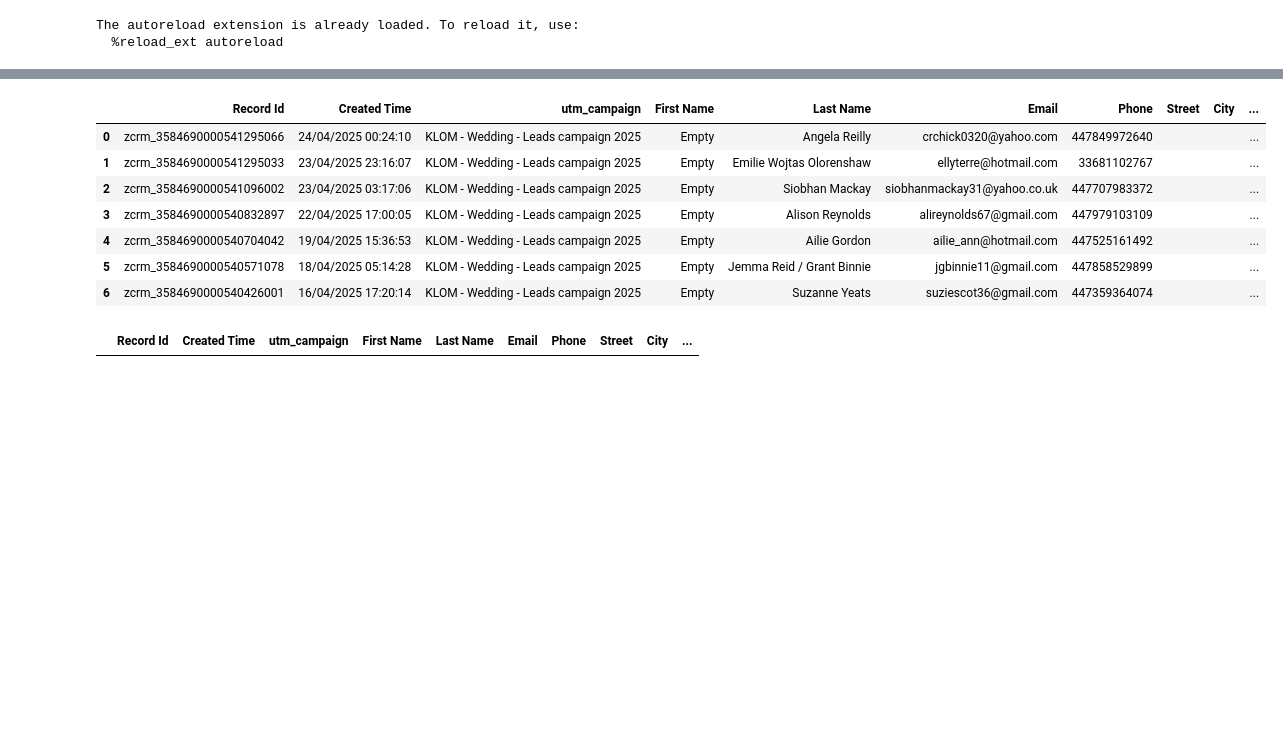
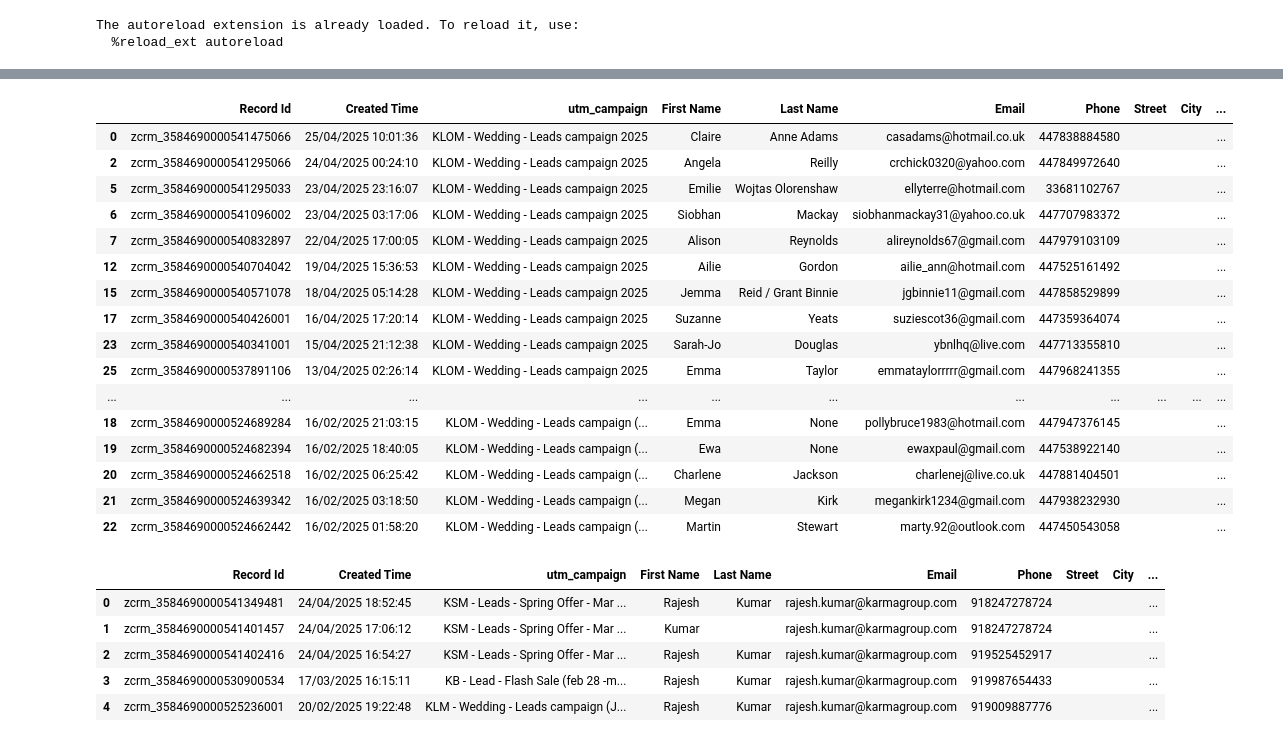
Before and after one commit to fajarfat1195/python.github.io, a Jupyter notebook: zoho_data_app/zoho_api/sync_module/fb_ads_wedding.ipynb, the cells around one changed output, grey strips where cells are left out. Cells and saved outputs as stored; diff of their text form; code cells hidden in the pictures; blank space fills up the shorter version.

```diff
--- a/zoho_data_app/zoho_api/sync_module/fb_ads_wedding.ipynb
+++ b/zoho_data_app/zoho_api/sync_module/fb_ads_wedding.ipynb
@@ -31,7 +31,7 @@ gc = gspread.oauth(
 )
 
 SHEET_ID = '1ZlVGiUYy6mg8R72l2v6VsuApNTvezCTpYDT2JZCXXhs'
-SHEET_NAME_KLOM = 'test'
+SHEET_NAME_KLOM = 'KLOM Wedding Brochure'
 SHEET_NAME_KSH = 'KSH Wedding Brochure'
 
 
@@ -189,0 +217,22 @@ For example, when doing 'df[col].method(value, inplace=True)', try using 'df.met
+# %%
+if not df_klom.empty:
+
+    if df_klom['Last_Name'].str.contains(' ', regex=True, flags=re.I).any():
+        split_name_klom = df_klom['Last_Name'].str.split(' ', n=1, expand=True)
+        df_klom['First_Name'] = split_name_klom[0]
+        df_klom['Last_Name'] = split_name_klom[1]
+    else:
+        df_klom['First_Name'] = df_klom['Last_Name']
+        df_klom['Last_Name'] = ''
+    display(df_klom)
+
+if not df_ksh.empty:
+
+    if df_ksh['Last_Name'].str.contains(' ', regex=True, flags=re.I).any():
+        split_name_ksh = df_ksh['Last_Name'].str.split(' ', n=1, expand=True)
+        df_ksh['First_Name'] = split_name_ksh[0]
+        df_ksh['Last_Name'] = split_name_ksh[1]
+    else:
+        df_ksh['First_Name'] = df_ksh['Last_Name']
+        df_ksh['Last_Name'] = ''
+    display(df_ksh)
@@ -205,25 +278,12 @@ try:
         if not rows_klom:
             print(f"No data found in sheet '{SHEET_NAME_KLOM}' or it lacks a header row.")
             # Define expected columns for an empty DataFrame if needed downstream
-            df_live_klom = pd.DataFrame(columns=['Card Expired', 'First Name', 'Last Name'])
+            df_live_klom = pd.DataFrame(columns=['First Name', 'Last Name'])
         else:
             # Create DataFrame from the rows
             df_live_klom = pd.DataFrame(rows_klom)
 
             # --- Process columns for KLOM only if they exist ---
-
-            # Process 'Card Expired' for KLOM
-            if 'Card Expired' in df_live_klom.columns:
-                # Convert 'Card Expired' to datetime, handling potential errors
-                df_live_klom['Card Expired'] = pd.to_datetime(
-                    df_live_klom['Card Expired'],
-                    dayfirst=True,
-                    errors='coerce' # Convert unparseable dates to NaT (Not a Time)
-                )
-                # Format back to string, handling NaT values gracefully
-                df_live_klom['Card Expired'] = df_live_klom['Card Expired'].dt.strftime('%d/%m/%Y').fillna('') # Replace NaT with empty string
-            else:
-                print("Warning (KLOM): Column 'Card Expired' not found in the sheet.")
 
             # Process 'First Name' for KLOM
             if 'First Name' in df_live_klom.columns:
@@ -241,7 +301,7 @@ try:
         print(f"An error occurred while accessing or processing KLOM sheet: {e_klom}")
         # Ensure df_live_klom is an empty DataFrame in case of error during processing
         if not isinstance(df_live_klom, pd.DataFrame) or df_live_klom.empty:
-            df_live_klom = pd.DataFrame(columns=['Card Expired', 'First Name', 'Last Name']) # Or just pd.DataFrame()
+            df_live_klom = pd.DataFrame(columns=['First Name', 'Last Name']) # Or just pd.DataFrame()
         print("KLOM DataFrame might be empty or partially processed due to the error.")
 
     # --- Process KSH Sheet ---
@@ -278,7 +338,7 @@ try:
 except Exception as e_overall:
     print(f"An overall error occurred: {e_overall}")
     # Ensure both DataFrames are empty in case of a fundamental error
-    df_live_klom = pd.DataFrame(columns=['Card Expired', 'First Name', 'Last Name'])
+    df_live_klom = pd.DataFrame(columns=['First Name', 'Last Name'])
     df_live_ksh = pd.DataFrame()
     print("Both DataFrames might be empty due to the overall error.")
 
@@ -384,26 +481,40 @@ display(df_final_ksh)
 # %%
 # Function to sanitize DataFrame
 def sanitize_dataframe(df):
     # Replace invalid float values with None
     df = df.applymap(lambda x: None if isinstance(x, float) and (np.isinf(x) or np.isnan(x)) else x)
     return df
 
 # Sanitize the DataFrame
 df_final_klom = sanitize_dataframe(df_final_klom)
 df_final_klom.drop(df_final_klom.loc[df_final_klom['Email'].str.contains('karmagroup.com', regex=True, flags=re.I)].index, inplace=True)
 display(df_final_klom)
 
 # Sanitize the DataFrame
 df_final_ksh = sanitize_dataframe(df_final_ksh)
-df_final_ksh.drop(df_final_ksh.loc[df_final_ksh['Email'].str.contains('karmagroup.com', regex=True, flags=re.I)].index, inplace=True)
+# df_final_ksh.drop(df_final_ksh.loc[df_final_ksh['Email'].str.contains('karmagroup.com', regex=True, flags=re.I)].index, inplace=True)
 display(df_final_ksh)
 # %% [output]
 |  | Record Id | Created Time | utm_campaign | First Name | Last Name | Email | Phone | Street | City | ... |
-| 0 | zcrm_3584690000541295066 | 24/04/2025 00:24:10 | KLOM - Wedding - Leads campaign 2025 | Empty | Angela Reilly | crchick0320@yahoo.com | 447849972640 |  |  | ... |
-| 1 | zcrm_3584690000541295033 | 23/04/2025 23:16:07 | KLOM - Wedding - Leads campaign 2025 | Empty | Emilie Wojtas Olorenshaw | ellyterre@hotmail.com | 33681102767 |  |  | ... |
-| 2 | zcrm_3584690000541096002 | 23/04/2025 03:17:06 | KLOM - Wedding - Leads campaign 2025 | Empty | Siobhan Mackay | siobhanmackay31@yahoo.co.uk | 447707983372 |  |  | ... |
-| 3 | zcrm_3584690000540832897 | 22/04/2025 17:00:05 | KLOM - Wedding - Leads campaign 2025 | Empty | Alison Reynolds | alireynolds67@gmail.com | 447979103109 |  |  | ... |
-| 4 | zcrm_3584690000540704042 | 19/04/2025 15:36:53 | KLOM - Wedding - Leads campaign 2025 | Empty | Ailie Gordon | ailie_ann@hotmail.com | 447525161492 |  |  | ... |
-| 5 | zcrm_3584690000540571078 | 18/04/2025 05:14:28 | KLOM - Wedding - Leads campaign 2025 | Empty | Jemma Reid / Grant Binnie | jgbinnie11@gmail.com | 447858529899 |  |  | ... |
-| 6 | zcrm_3584690000540426001 | 16/04/2025 17:20:14 | KLOM - Wedding - Leads campaign 2025 | Empty | Suzanne Yeats | suziescot36@gmail.com | 447359364074 |  |  | ... |
+| 0 | zcrm_3584690000541475066 | 25/04/2025 10:01:36 | KLOM - Wedding - Leads campaign 2025 | Claire | Anne Adams | casadams@hotmail.co.uk | 447838884580 |  |  | ... |
+| 2 | zcrm_3584690000541295066 | 24/04/2025 00:24:10 | KLOM - Wedding - Leads campaign 2025 | Angela | Reilly | crchick0320@yahoo.com | 447849972640 |  |  | ... |
+| 5 | zcrm_3584690000541295033 | 23/04/2025 23:16:07 | KLOM - Wedding - Leads campaign 2025 | Emilie | Wojtas Olorenshaw | ellyterre@hotmail.com | 33681102767 |  |  | ... |
+| 6 | zcrm_3584690000541096002 | 23/04/2025 03:17:06 | KLOM - Wedding - Leads campaign 2025 | Siobhan | Mackay | siobhanmackay31@yahoo.co.uk | 447707983372 |  |  | ... |
+| 7 | zcrm_3584690000540832897 | 22/04/2025 17:00:05 | KLOM - Wedding - Leads campaign 2025 | Alison | Reynolds | alireynolds67@gmail.com | 447979103109 |  |  | ... |
+| 12 | zcrm_3584690000540704042 | 19/04/2025 15:36:53 | KLOM - Wedding - Leads campaign 2025 | Ailie | Gordon | ailie_ann@hotmail.com | 447525161492 |  |  | ... |
+| 15 | zcrm_3584690000540571078 | 18/04/2025 05:14:28 | KLOM - Wedding - Leads campaign 2025 | Jemma | Reid / Grant Binnie | jgbinnie11@gmail.com | 447858529899 |  |  | ... |
+| 17 | zcrm_3584690000540426001 | 16/04/2025 17:20:14 | KLOM - Wedding - Leads campaign 2025 | Suzanne | Yeats | suziescot36@gmail.com | 447359364074 |  |  | ... |
+| 23 | zcrm_3584690000540341001 | 15/04/2025 21:12:38 | KLOM - Wedding - Leads campaign 2025 | Sarah-Jo | Douglas | ybnlhq@live.com | 447713355810 |  |  | ... |
+| 25 | zcrm_3584690000537891106 | 13/04/2025 02:26:14 | KLOM - Wedding - Leads campaign 2025 | Emma | Taylor | emmataylorrrrr@gmail.com | 447968241355 |  |  | ... |
+| ... | ... | ... | ... | ... | ... | ... | ... | ... | ... | ... |
+| 18 | zcrm_3584690000524689284 | 16/02/2025 21:03:15 | KLOM - Wedding - Leads campaign (... | Emma | None | pollybruce1983@hotmail.com | 447947376145 |  |  | ... |
+| 19 | zcrm_3584690000524682394 | 16/02/2025 18:40:05 | KLOM - Wedding - Leads campaign (... | Ewa | None | ewaxpaul@gmail.com | 447538922140 |  |  | ... |
+| 20 | zcrm_3584690000524662518 | 16/02/2025 06:25:42 | KLOM - Wedding - Leads campaign (... | Charlene | Jackson | charlenej@live.co.uk | 447881404501 |  |  | ... |
+| 21 | zcrm_3584690000524639342 | 16/02/2025 03:18:50 | KLOM - Wedding - Leads campaign (... | Megan | Kirk | megankirk1234@gmail.com | 447938232930 |  |  | ... |
+| 22 | zcrm_3584690000524662442 | 16/02/2025 01:58:20 | KLOM - Wedding - Leads campaign (... | Martin | Stewart | marty.92@outlook.com | 447450543058 |  |  | ... |
 |  | Record Id | Created Time | utm_campaign | First Name | Last Name | Email | Phone | Street | City | ... |
+| 0 | zcrm_3584690000541349481 | 24/04/2025 18:52:45 | KSM - Leads - Spring Offer - Mar ... | Rajesh | Kumar | rajesh.kumar@karmagroup.com | 918247278724 |  |  | ... |
+| 1 | zcrm_3584690000541401457 | 24/04/2025 17:06:12 | KSM - Leads - Spring Offer - Mar ... | Kumar |  | rajesh.kumar@karmagroup.com | 918247278724 |  |  | ... |
+| 2 | zcrm_3584690000541402416 | 24/04/2025 16:54:27 | KSM - Leads - Spring Offer - Mar ... | Rajesh | Kumar | rajesh.kumar@karmagroup.com | 919525452917 |  |  | ... |
+| 3 | zcrm_3584690000530900534 | 17/03/2025 16:15:11 | KB - Lead - Flash Sale (feb 28 -m... | Rajesh | Kumar | rajesh.kumar@karmagroup.com | 919987654433 |  |  | ... |
+| 4 | zcrm_3584690000525236001 | 20/02/2025 19:22:48 | KLM - Wedding - Leads campaign (J... | Rajesh | Kumar | rajesh.kumar@karmagroup.com | 919009887776 |  |  | ... |
```
Also changed, not shown: parts of 9 cells of this notebook, 3 other files.
